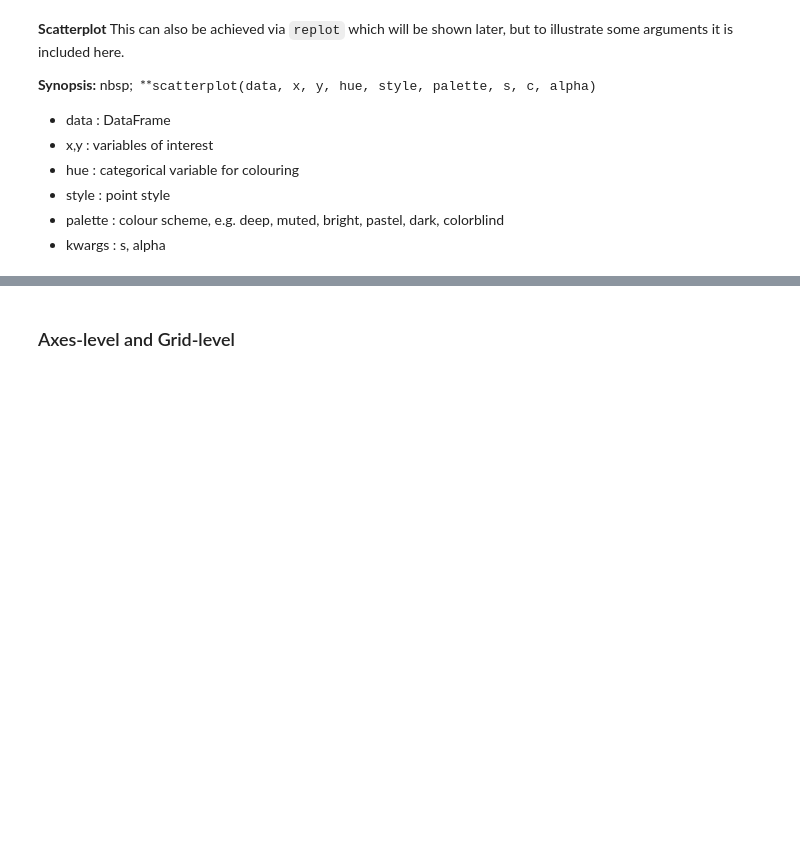
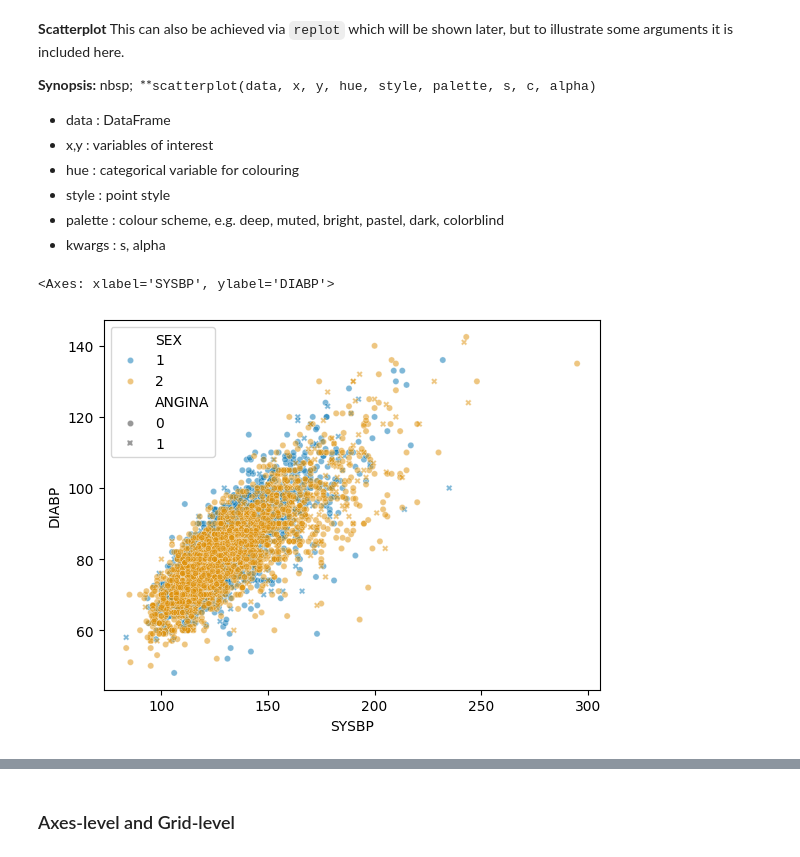
Before and after one commit to infinityjay/EfDS, a Jupyter notebook: 08_dv/dv.ipynb, the cells around one changed output, grey strips where cells are left out. Saved outputs shown, nothing was run; the diff lists cells and outputs as text; code cells hidden in the pictures; blank space fills up the shorter version.

```diff
--- a/08_dv/dv.ipynb
+++ b/08_dv/dv.ipynb
@@ -228,13 +316,16 @@ plt.tight_layout()
 - palette : colour scheme, e.g.  deep, muted, bright, pastel, dark, colorblind
 - kwargs : s, alpha
 # %%
-sb.scatterplot(fmh, x='SYSBP', y='DIABP')
-sb.scatterplot(fmh, x='SYSBP', y='DIABP', hue='SEX')
-sb.scatterplot(fmh, x='SYSBP', y='DIABP', hue='SEX', marker='+')
-sb.scatterplot(fmh, x='SYSBP', y='DIABP', hue='SEX', palette='colorblind')
-sb.scatterplot(fmh, x='SYSBP', y='DIABP', hue='SEX',style='ANGINA', palette='colorblind')
-sb.scatterplot(fmh, x='SYSBP', y='DIABP', hue='SEX',style='ANGINA', palette='colorblind', s=20)
+# sb.scatterplot(fmh, x='SYSBP', y='DIABP')
+# sb.scatterplot(fmh, x='SYSBP', y='DIABP', hue='SEX')
+# sb.scatterplot(fmh, x='SYSBP', y='DIABP', hue='SEX', marker='+')
+# sb.scatterplot(fmh, x='SYSBP', y='DIABP', hue='SEX', palette='colorblind')
+# sb.scatterplot(fmh, x='SYSBP', y='DIABP', hue='SEX',style='ANGINA', palette='colorblind')
+# sb.scatterplot(fmh, x='SYSBP', y='DIABP', hue='SEX',style='ANGINA', palette='colorblind', s=20)
 sb.scatterplot(fmh, x='SYSBP', y='DIABP', hue='SEX',style='ANGINA', palette='colorblind', s=20, alpha=0.5)
+# %% [output]
+<Axes: xlabel='SYSBP', ylabel='DIABP'>
+[figure, added]
 # %%
 # histplot
 sb.histplot(data=fmh,x='SYSBP',y='DIABP',  hue='SEX')
```
Also changed, not shown: parts of 29 cells of this notebook, 2 other files.
